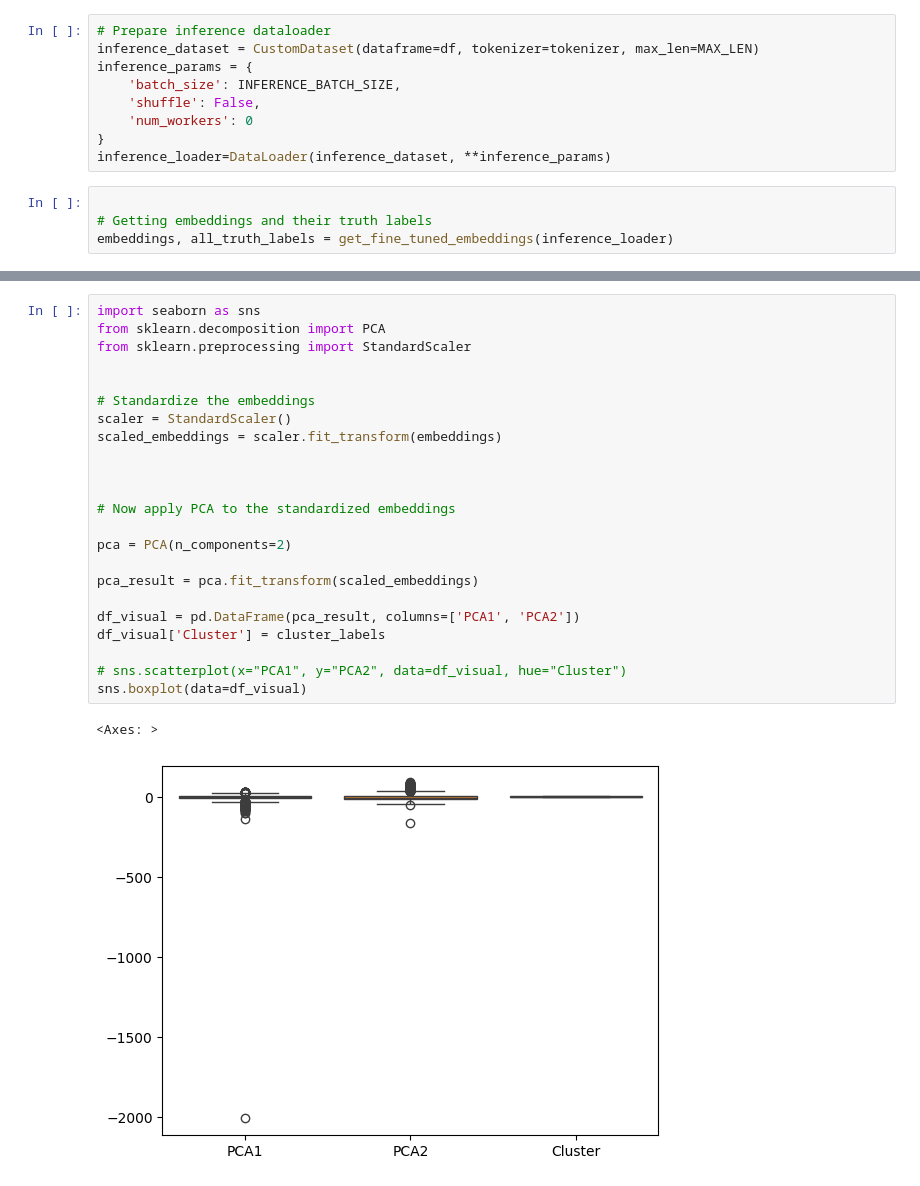
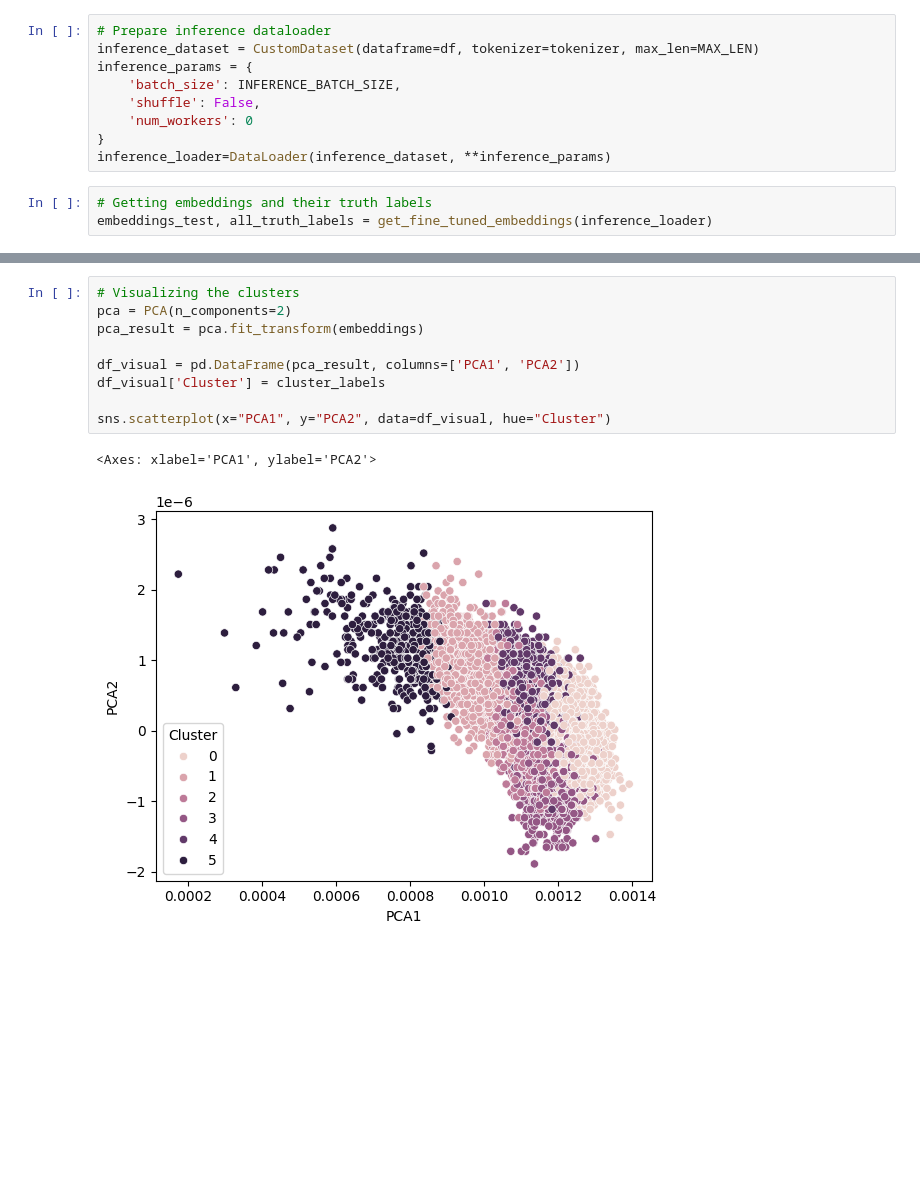
Before and after one commit to Bookinus/Predicting-Severity-in-Bug-Reports, a Jupyter notebook: src/FineTuneBert.ipynb, the cells around one changed output, grey strips where cells are left out. Cells and saved outputs as stored; diff of their text form; blank space fills up the shorter version.

```diff
--- a/src/FineTuneBert.ipynb
+++ b/src/FineTuneBert.ipynb
@@ -258,6 +259,5 @@ inference_params = {
 }
 inference_loader=DataLoader(inference_dataset, **inference_params)
 # %%
-
 # Getting embeddings and their truth labels
-embeddings, all_truth_labels = get_fine_tuned_embeddings(inference_loader)
+embeddings_test, all_truth_labels = get_fine_tuned_embeddings(inference_loader)
@@ -321,26 +322,12 @@ AttributeError: 'numpy.ndarray' object has no attribute 'items'
 # %%
-import seaborn as sns
-from sklearn.decomposition import PCA
-from sklearn.preprocessing import StandardScaler
-
-
-# Standardize the embeddings
-scaler = StandardScaler()
-scaled_embeddings = scaler.fit_transform(embeddings)
-
-
-
-# Now apply PCA to the standardized embeddings
-
+# Visualizing the clusters
 pca = PCA(n_components=2)
-
-pca_result = pca.fit_transform(scaled_embeddings)
+pca_result = pca.fit_transform(embeddings)
 
 df_visual = pd.DataFrame(pca_result, columns=['PCA1', 'PCA2'])
 df_visual['Cluster'] = cluster_labels
 
-# sns.scatterplot(x="PCA1", y="PCA2", data=df_visual, hue="Cluster")
-sns.boxplot(data=df_visual)
+sns.scatterplot(x="PCA1", y="PCA2", data=df_visual, hue="Cluster")
 # %% [output]
-<Axes: >
+<Axes: xlabel='PCA1', ylabel='PCA2'>
-[figure, old version]
+[figure, new version]
```
Also changed, not shown: parts of 6 cells of this notebook.
